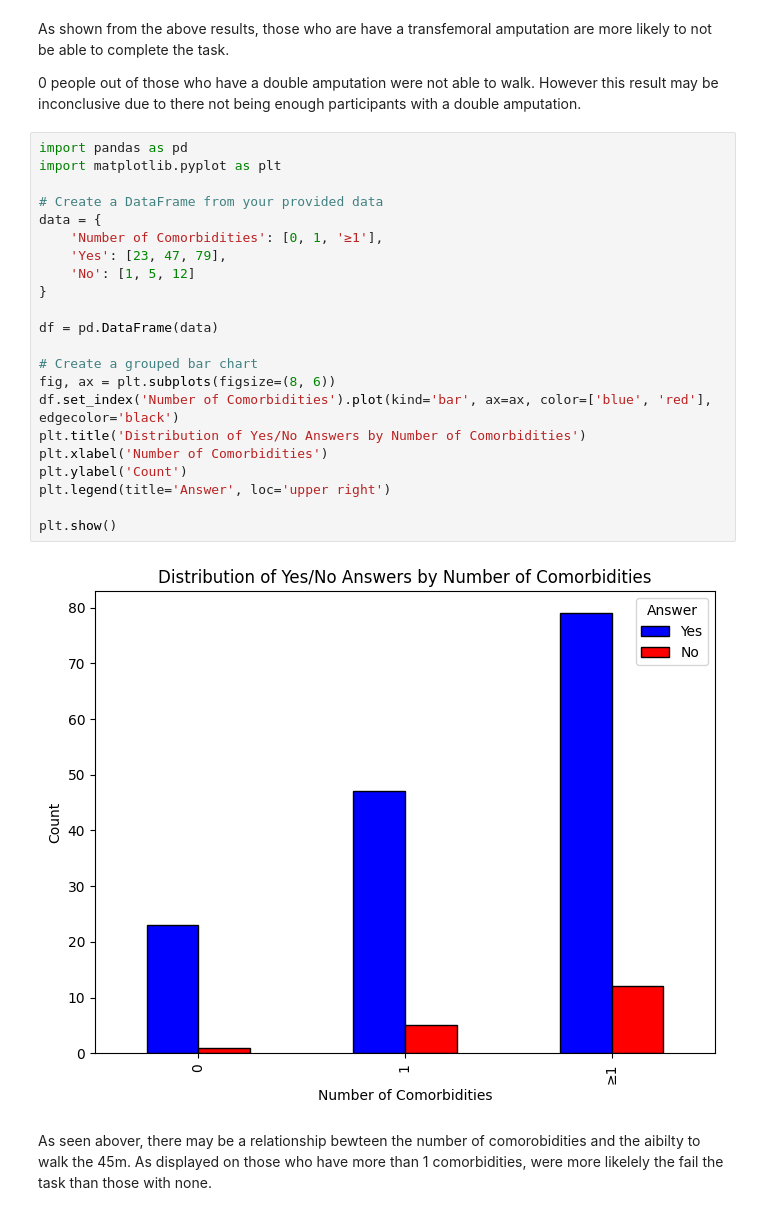
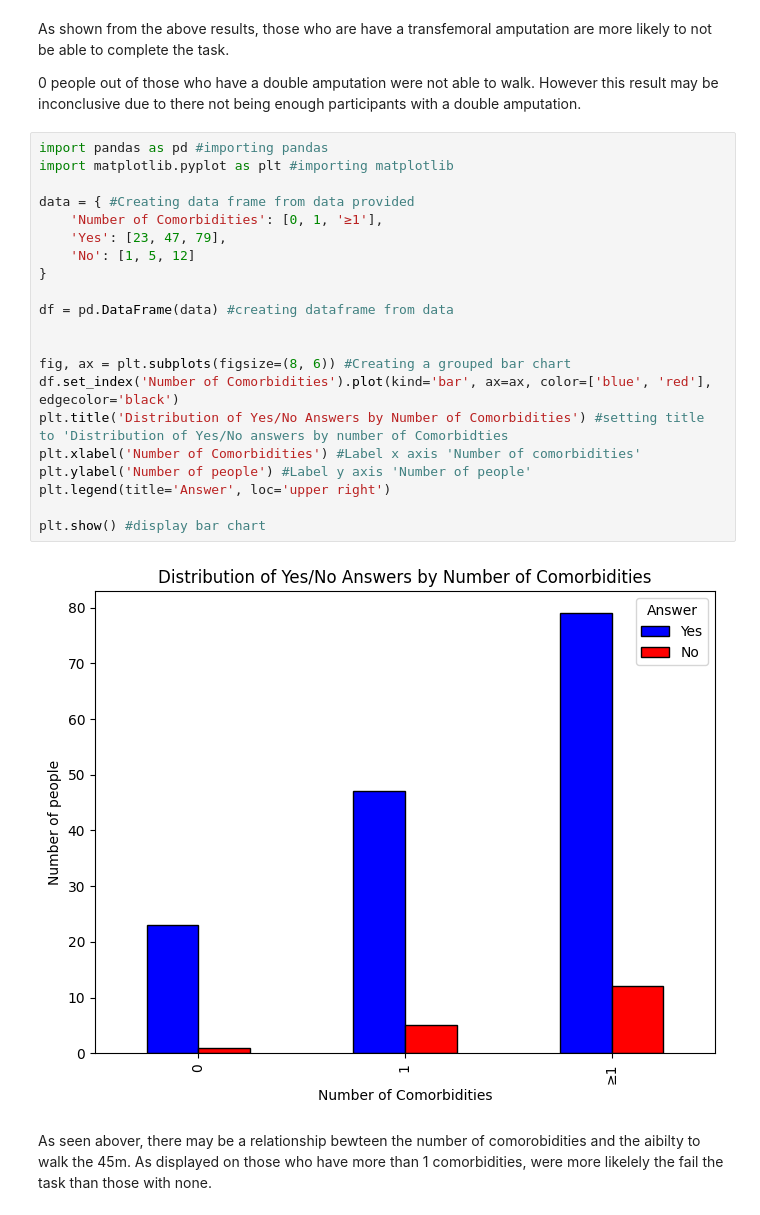
Before and after one commit to Elenakelleher/Analysing-Data-, a Jupyter notebook: Relationships_of_variables.ipynb, the cells around one changed output. Drawn from its saved outputs; the diff is of its cells as text.

```diff
--- a/Relationships_of_variables.ipynb
+++ b/Relationships_of_variables.ipynb
@@ -135,29 +136,28 @@ As shown from the above results, those who are have a transfemoral amputation ar
 
 0 people out of those who have a double amputation were not able to walk. However this result may be inconclusive due to there not being enough participants with a double amputation.
 # %%
-import pandas as pd
-import matplotlib.pyplot as plt
+import pandas as pd #importing pandas
+import matplotlib.pyplot as plt #importing matplotlib
 
-# Create a DataFrame from your provided data
-data = {
+data = { #Creating data frame from data provided
     'Number of Comorbidities': [0, 1, '≥1'],
     'Yes': [23, 47, 79],
     'No': [1, 5, 12]
 }
 
-df = pd.DataFrame(data)
+df = pd.DataFrame(data) #creating dataframe from data
 
-# Create a grouped bar chart
-fig, ax = plt.subplots(figsize=(8, 6))
+
+fig, ax = plt.subplots(figsize=(8, 6)) #Creating a grouped bar chart
 df.set_index('Number of Comorbidities').plot(kind='bar', ax=ax, color=['blue', 'red'], edgecolor='black')
-plt.title('Distribution of Yes/No Answers by Number of Comorbidities')
-plt.xlabel('Number of Comorbidities')
-plt.ylabel('Count')
+plt.title('Distribution of Yes/No Answers by Number of Comorbidities') #setting title to 'Distribution of Yes/No answers by number of Comorbidties
+plt.xlabel('Number of Comorbidities') #Label x axis 'Number of comorbidities'
+plt.ylabel('Number of people') #Label y axis 'Number of people'
 plt.legend(title='Answer', loc='upper right')
 
-plt.show()
+plt.show() #display bar chart
 # %% [output]
-[figure, old version]
+[figure, new version]
 # %% [markdown]
 As seen abover, there may be a relationship bewteen the number of comorobidities and the aibilty to walk the 45m. As displayed on those who have more than 1 comorbidities, were more likelely the fail the task than those with none.
 # %%
```
Also changed, not shown: parts of 6 cells of this notebook.
